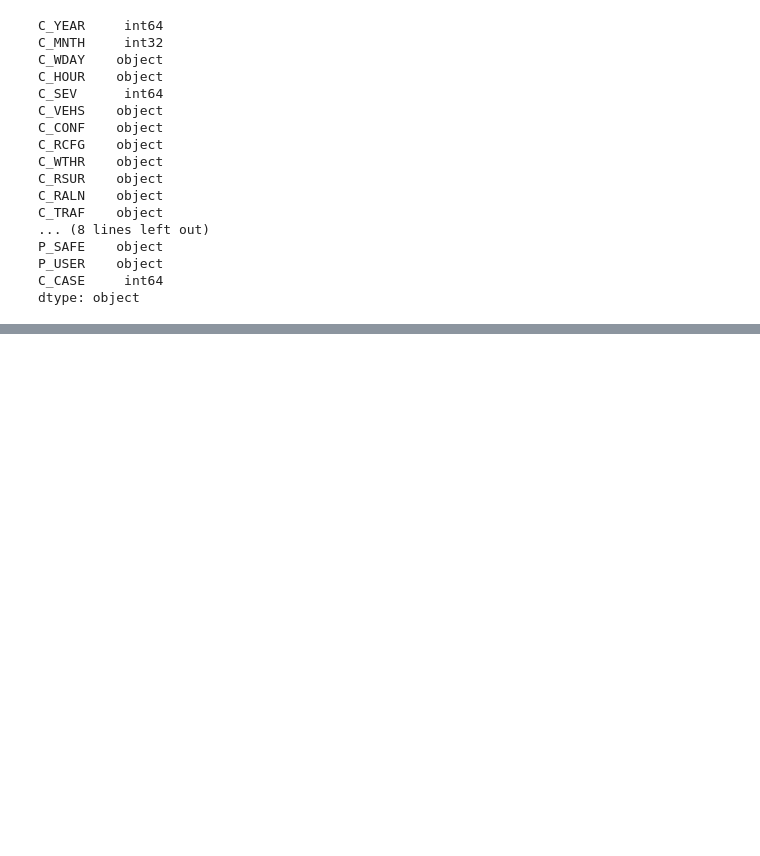
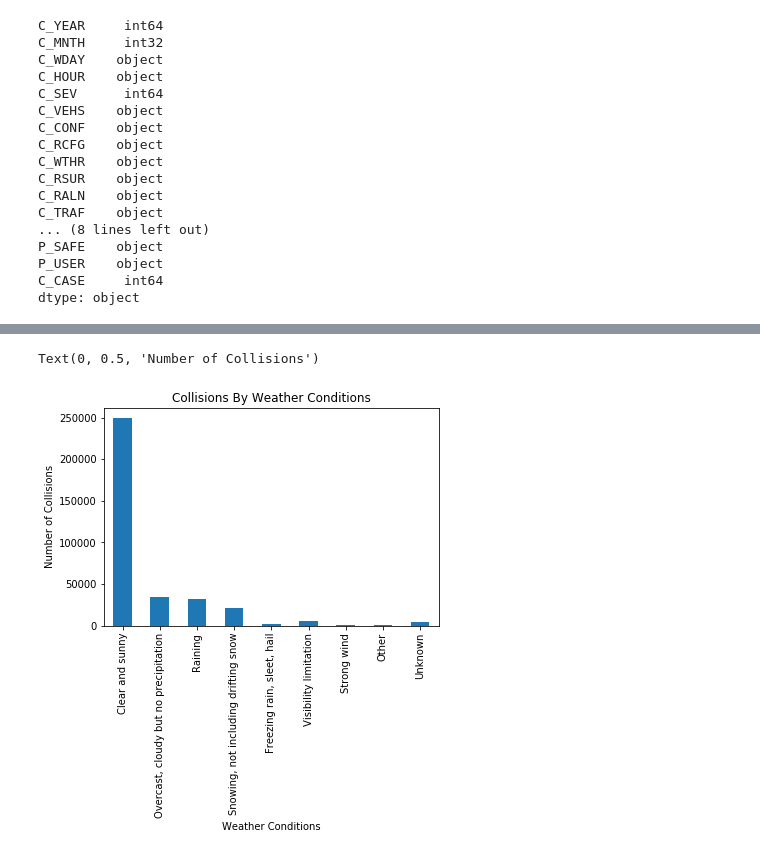
Before and after one commit to frpatel/team5-NCDB, a Jupyter notebook: project1-NCDB.ipynb, the cells around one changed output, grey strips where cells are left out. Cells and saved outputs as stored; diff of their text form; code cells hidden in the pictures; blank space fills up the shorter version.

```diff
--- a/project1-NCDB.ipynb
+++ b/project1-NCDB.ipynb
@@ -107,0 +134,15 @@ Name: C_CASE, dtype: int64
+# %%
+df_without_uu.groupby(['C_WTHR']).nunique()['C_CASE'].plot(kind = 'bar')
+weather_conditions = ['Clear and sunny','Overcast, cloudy but no precipitation','Raining',
+                      'Snowing, not including drifting snow','Freezing rain, sleet, hail',
+                      'Visibility limitation','Strong wind','Other','Unknown']
+x_axis= np.arange(len(weather_conditions))
+tick_locations= [value for value in x_axis]
+plt.xticks(tick_locations, weather_conditions)
+plt.title("Collisions By Weather Conditions")
+plt.xlabel("Weather Conditions")
+plt.ylabel("Number of Collisions")
+plt.savefig('Collisions By Weather Conditions.png')
+# %% [output]
+Text(0, 0.5, 'Number of Collisions')
+[figure, added]
```
Also changed, not shown: parts of 13 cells of this notebook, 1 other file.
